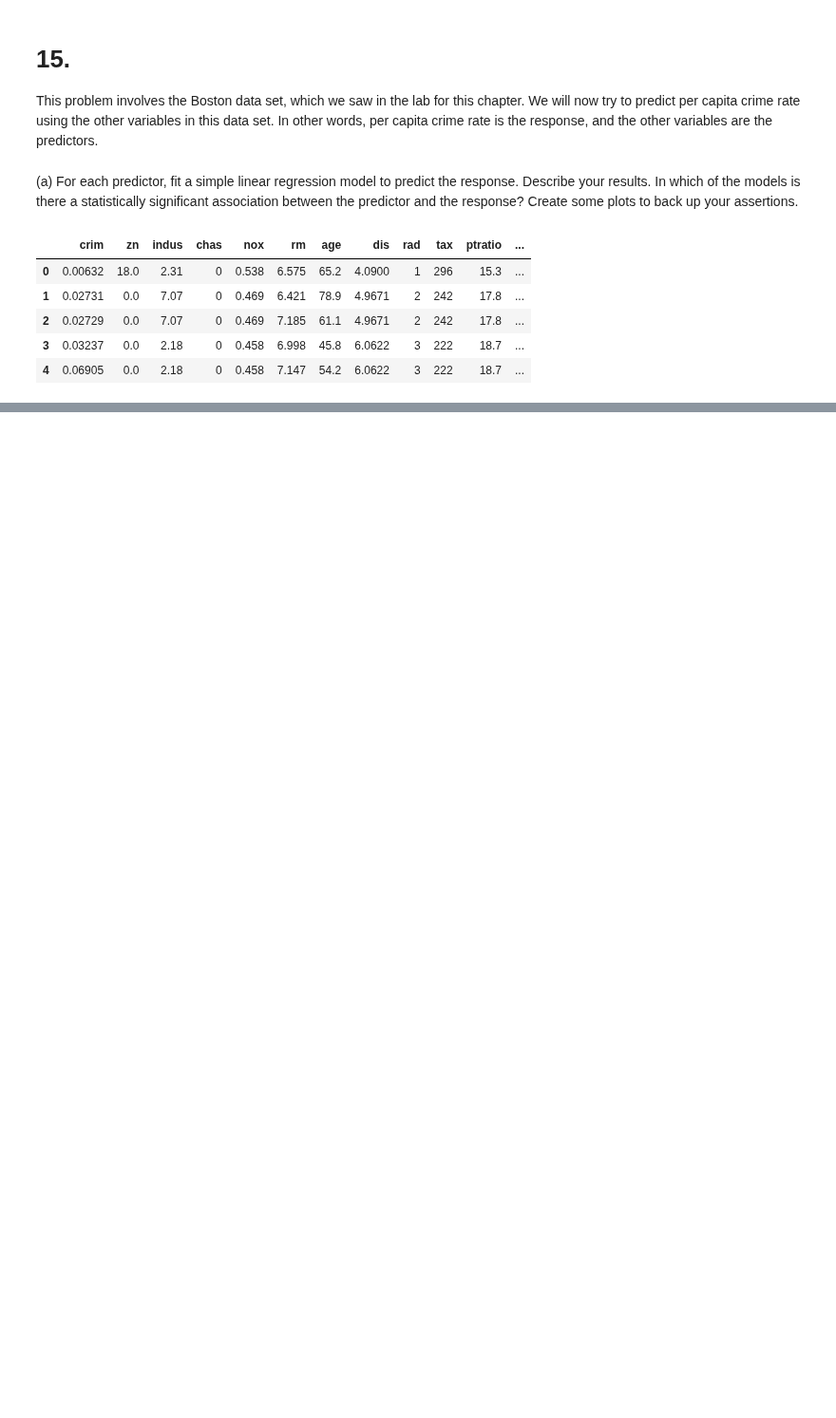
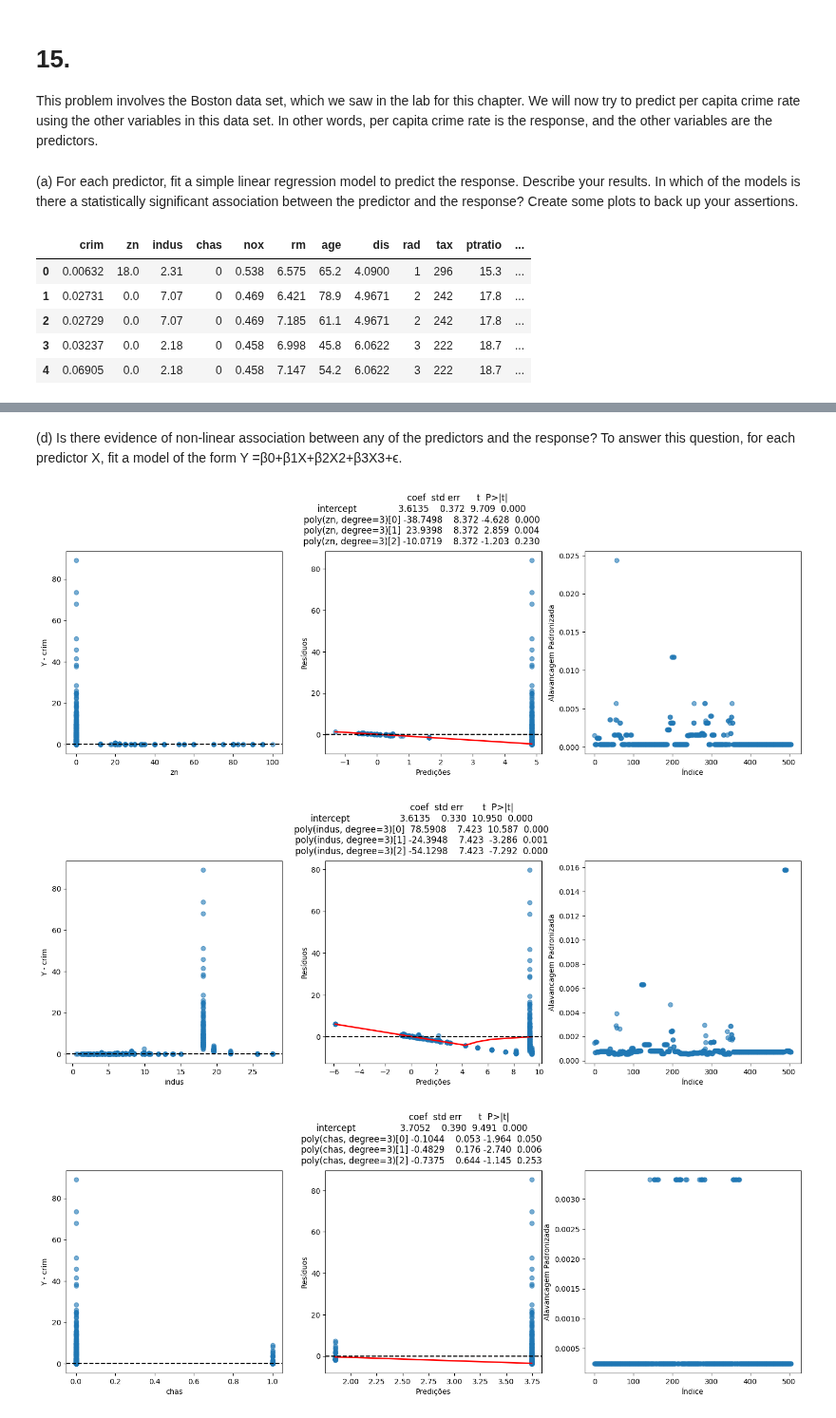
Before and after one commit to oliveira-silva-lucas/ISLP, a Jupyter notebook: Cap_03_Linear_Regression/Exercises/ex_cap_03_boston.ipynb, the cells around one changed output, grey strips where cells are left out. Shown at 95% size. Cells and saved outputs as stored; diff of their text form; code cells hidden in the pictures; blank space fills up the shorter version.

```diff
--- a/Cap_03_Linear_Regression/Exercises/ex_cap_03_boston.ipynb
+++ b/Cap_03_Linear_Regression/Exercises/ex_cap_03_boston.ipynb
@@ -33,0 +132,21 @@ nomes_preditores = Boston.columns.drop('crim')
+# %% [markdown]
+(d) Is there evidence of non-linear association between any of the
+predictors and the response? To answer this question, for each
+predictor X, fit a model of the form
+Y =β0+β1X+β2X2+β3X3+ϵ.
+# %%
+res_nao_linear = list()
+for nome_preditor in nomes_preditores:
+    regression_results = sm.OLS(y, MS([poly(nome_preditor, degree=3)]).fit_transform(Boston)).fit()
+    res_nao_linear.append({'preditor':nome_preditor, 'resultado':regression_results, 'R2':regression_results.rsquared})
+
+for r in res_nao_linear:
+    fig, ax = subplots(ncols=3, figsize=(18,5))
+    fig.suptitle(f'{summarize(r['resultado'])}', y=1.1)
+    plot_y_preditor(y, Boston[r['preditor']], r['preditor'], ax[0])
+    plot_predicao_residuos(r['resultado'], ax[1])
+    plot_alavancagem(r['resultado'], ax[2])
+# %% [output]
+[figure, added]
+[figure, added]
+[figure, added]
```
Also changed, not shown: parts of 9 cells of this notebook.
